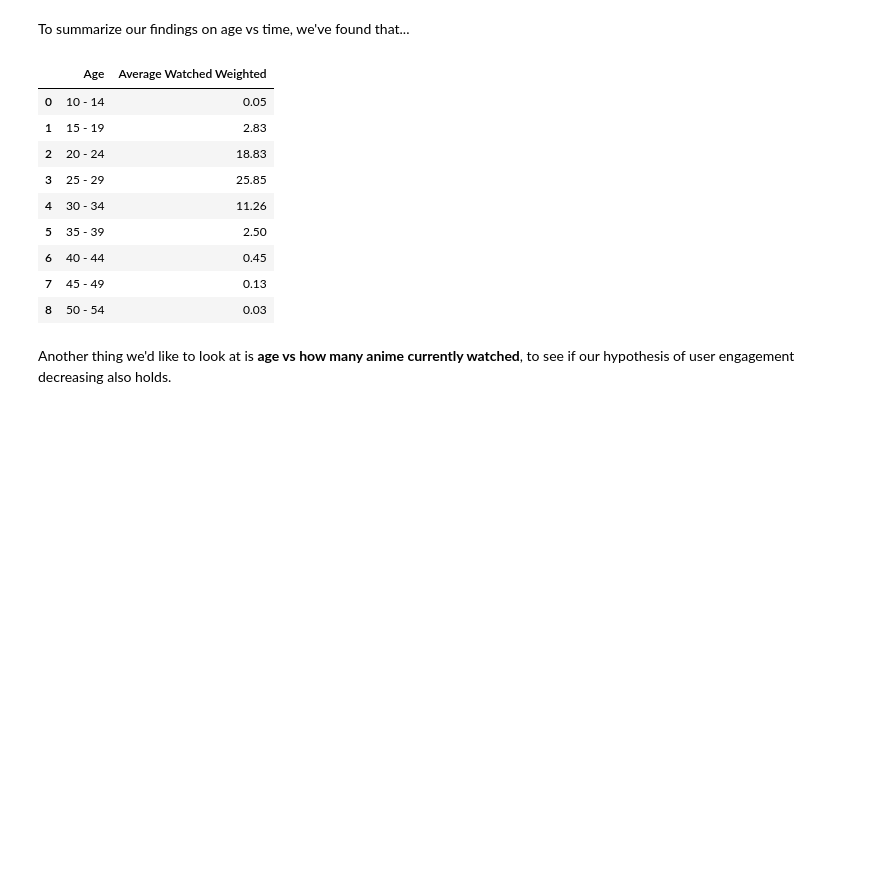
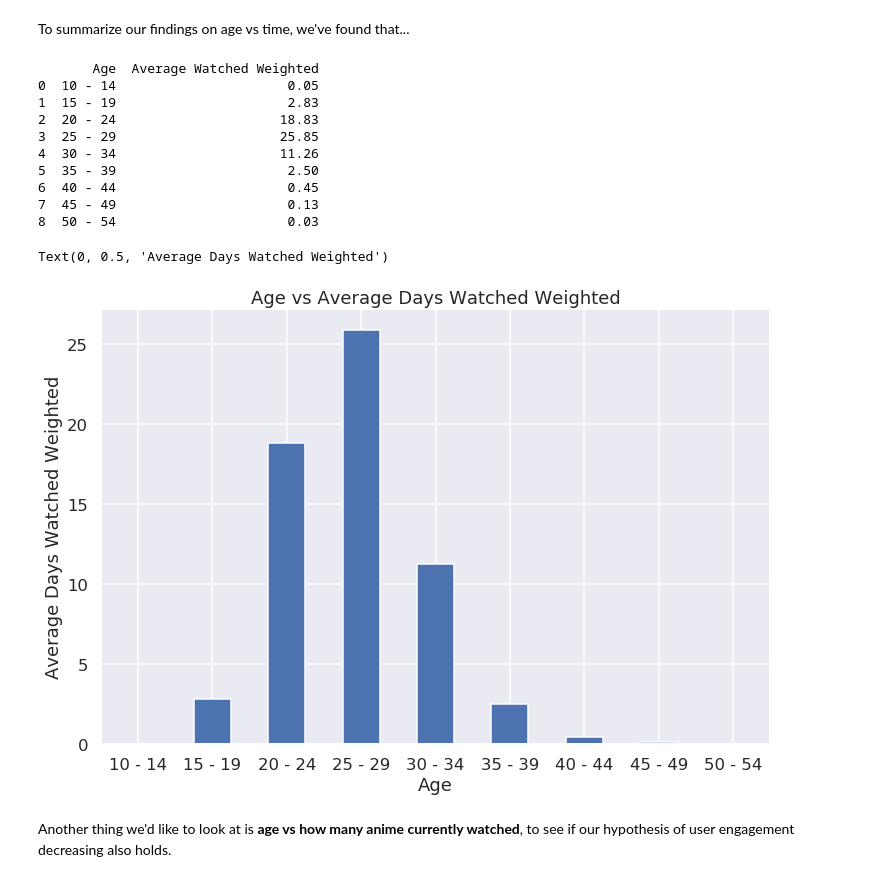
Before and after one commit to Dhandal/COGS108ProjectFinal, a Jupyter notebook: FinalProject.ipynb, the cells around one changed output. Cells and saved outputs as stored; diff of their text form; code cells hidden in the pictures; blank space fills up the shorter version.

Commit message:
Update FinalProject.ipynb
Graphed weighted data

```diff
--- a/FinalProject.ipynb
+++ b/FinalProject.ipynb
@@ -265,20 +265,25 @@ To summarize our findings on age vs time, we've found that...
 # %%
 #finds the weighted average of age groups
 dataAverageWatchedWeighted = {'Age':['10 - 14','15 - 19','20 - 24','25 - 29','30 - 34','35 - 39','40 - 44','45 - 49','50 - 54'],
         'Average Watched Weighted': [float(sum)/len(df) for age, sum in ranges]}
 dfAvg_watchedWeighted = pd.DataFrame(dataAverageWatchedWeighted)
 dfAvg_watchedWeighted
+print(dfAvg_watchedWeighted)
+ax2 = dfAvg_watchedWeighted.plot.bar(x='Age', y='Average Watched Weighted', rot=0,figsize = (12,8), title = 'Age vs Average Days Watched Weighted',legend = False)
+ax2.set_ylabel('Average Days Watched Weighted')
 # %% [output]
-|  | Age | Average Watched Weighted |
-| 0 | 10 - 14 | 0.05 |
-| 1 | 15 - 19 | 2.83 |
-| 2 | 20 - 24 | 18.83 |
-| 3 | 25 - 29 | 25.85 |
-| 4 | 30 - 34 | 11.26 |
-| 5 | 35 - 39 | 2.50 |
-| 6 | 40 - 44 | 0.45 |
-| 7 | 45 - 49 | 0.13 |
-| 8 | 50 - 54 | 0.03 |
+       Age  Average Watched Weighted
+0  10 - 14                      0.05
+1  15 - 19                      2.83
+2  20 - 24                     18.83
+3  25 - 29                     25.85
+4  30 - 34                     11.26
+5  35 - 39                      2.50
+6  40 - 44                      0.45
+7  45 - 49                      0.13
+8  50 - 54                      0.03
+Text(0, 0.5, 'Average Days Watched Weighted')
+[figure, added]
 # %% [markdown]
 Another thing we'd like to look at is __age vs how many anime currently watched__, to see if our hypothesis of user engagement decreasing also holds.
 # %%
```
Also changed, not shown: parts of 2 cells of this notebook.
